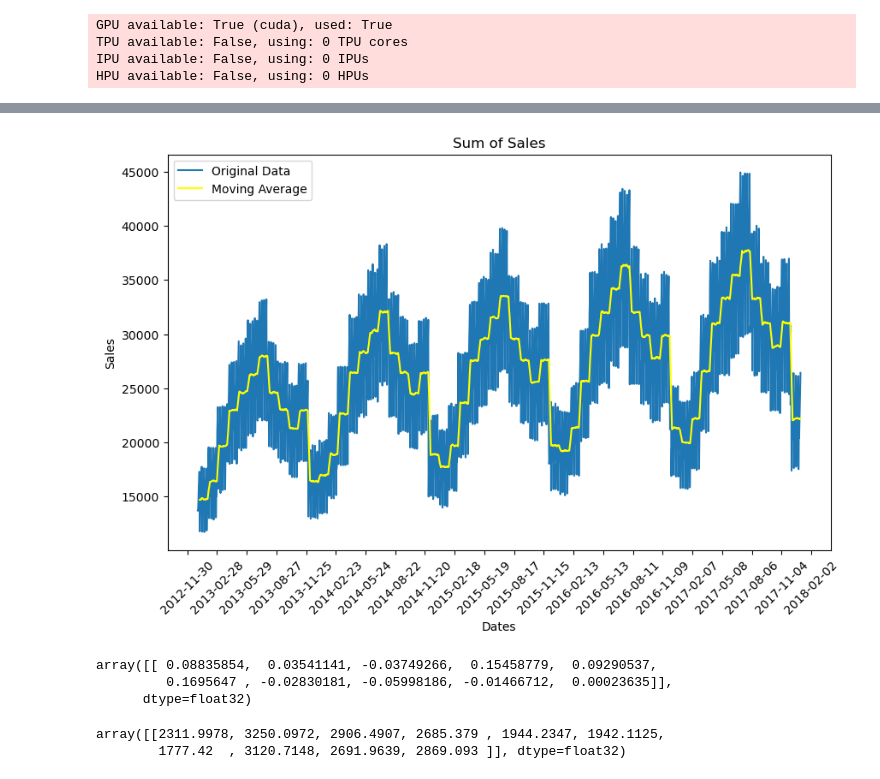
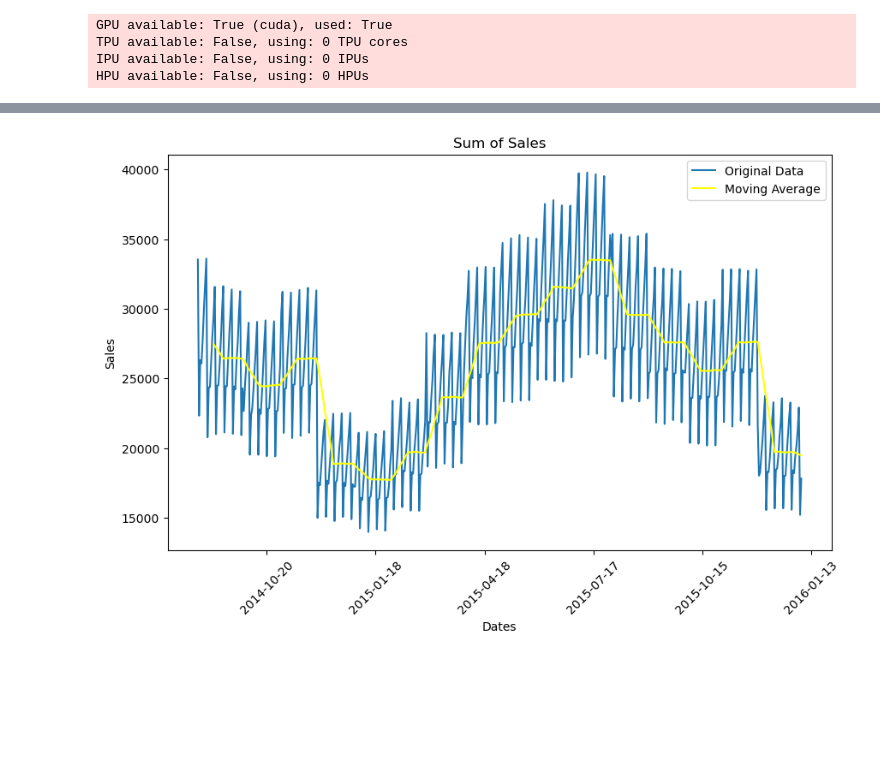
Before and after one commit to richardhoehn/mtsu.csci.7850.project, a Jupyter notebook: src/notebooks/data-loader.ipynb, the cells around one changed output, grey strips where cells are left out. Saved outputs shown, nothing was run; the diff lists cells and outputs as text; code cells hidden in the pictures; blank space fills up the shorter version.

```diff
--- a/src/notebooks/data-loader.ipynb
+++ b/src/notebooks/data-loader.ipynb
@@ -383,72 +383,35 @@ plt.show()
 # %%
 # Lets me crop the data to look at it
-df_plot_data = df[:]
+df_plot_data = df[600:1100]
 
 # Assuming df's index is the date and the rest of the columns are integers
 summed_values = df_plot_data.sum(axis=1)
 
 # Compute moving average
 def moving_average(data, window_size):
     return np.convolve(data, np.ones(window_size), 'valid') / window_size
 
-window_size = 7  # Two Weeks
+window_size = 14  # Two Weeks
 moving_avg_values = moving_average(summed_values, window_size)
 
 # Adjust dates for moving average (since convolution 'valid' reduces the length)
 adjusted_dates_for_moving_avg = df_plot_data.index[window_size - 1:]
 
 # Plotting
 plt.figure(figsize=(10, 6))
 plt.plot(df_plot_data.index, summed_values, label='Original Data')
 plt.plot(adjusted_dates_for_moving_avg, moving_avg_values, color='yellow', label='Moving Average')
 
 plt.xlabel('Dates')
 plt.ylabel('Sales')
 plt.title('Sum of Sales')
 plt.xticks(rotation=45)
 
 # Formatting date on the x-axis
 plt.gca().xaxis.set_major_formatter(mdates.DateFormatter('%Y-%m-%d'))
 plt.gca().xaxis.set_major_locator(mdates.DayLocator(interval=90)) # 3months
 
 plt.legend()
 plt.show()
 # %% [output]
-[figure, old version]
+[figure, new version]
-# %%
-# Assuming single_data_point is your input with shape [seq_len, input_size]
-# Make sure it's a 2D array with seq_len rows and input_size columns
-single_data_point = [[1000, 1000, 1000, 1000, 1000, 100]]
-
-# Convert to a PyTorch tensor and add a batch dimension
-# New shape: [1, seq_len, input_size]
-tensor_input = torch.tensor(single_data_point, dtype=torch.float32).unsqueeze(0)
-
-# Now you can pass tensor_input to your model
-predicted_output = model.predict(tensor_input)
-
-# The output will be a tensor. To convert it to a numpy array or a list, you can do:
-predicted_output = predicted_output.detach().numpy()  # If y
-
-predicted_output
-# %% [output]
-array([[ 0.08835854,  0.03541141, -0.03749266,  0.15458779,  0.09290537,
-         0.1695647 , -0.02830181, -0.05998186, -0.01466712,  0.00023635]],
-      dtype=float32)
-# %%
-single_data_point = [[1316,  1742,  1588,  1423,  1032,  1099,   964,  1628,  1383,  1521], [1316,  1742,  1588,  1423,  1032,  1099,   964,  1628,  1383,  1521], [1316,  1742,  1588,  1423,  1032,  1099,   964,  1628,  1383,  1521]]
-
-# Convert to a PyTorch tensor and add a batch dimension
-# New shape: [1, seq_len, input_size]
-tensor_input = torch.tensor(single_data_point, dtype=torch.float32).unsqueeze(0)
-
-# Now you can pass tensor_input to your model
-predicted_output = model.predict(tensor_input)
-
-# The output will be a tensor. To convert it to a numpy array or a list, you can do:
-predicted_output = predicted_output.detach().numpy()  # If y
-
-predicted_output
-# %% [output]
-array([[2311.9978, 3250.0972, 2906.4907, 2685.379 , 1944.2347, 1942.1125,
-        1777.42  , 3120.7148, 2691.9639, 2869.093 ]], dtype=float32)
```
Also changed, not shown: parts of 19 cells of this notebook, 2 other files.
